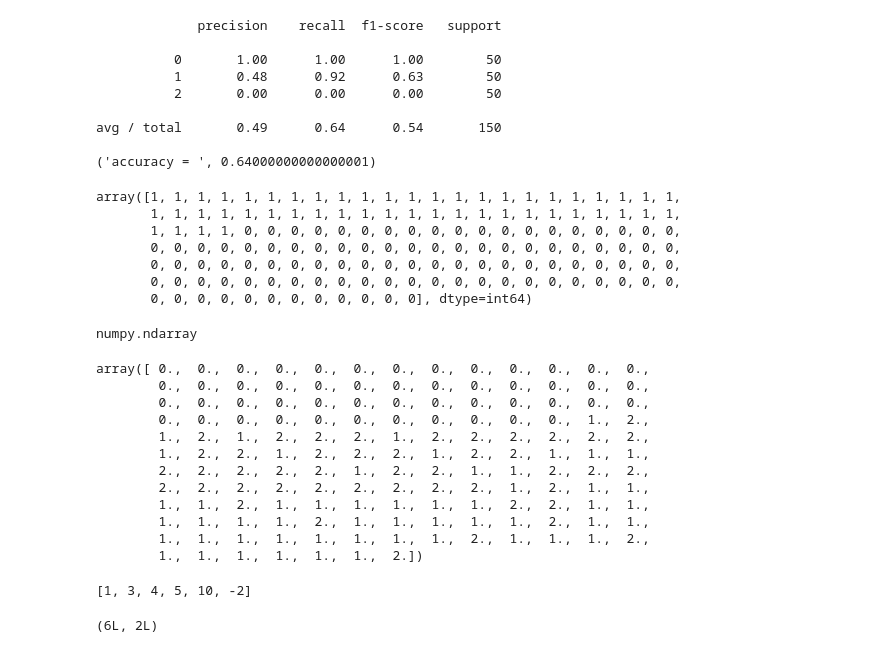
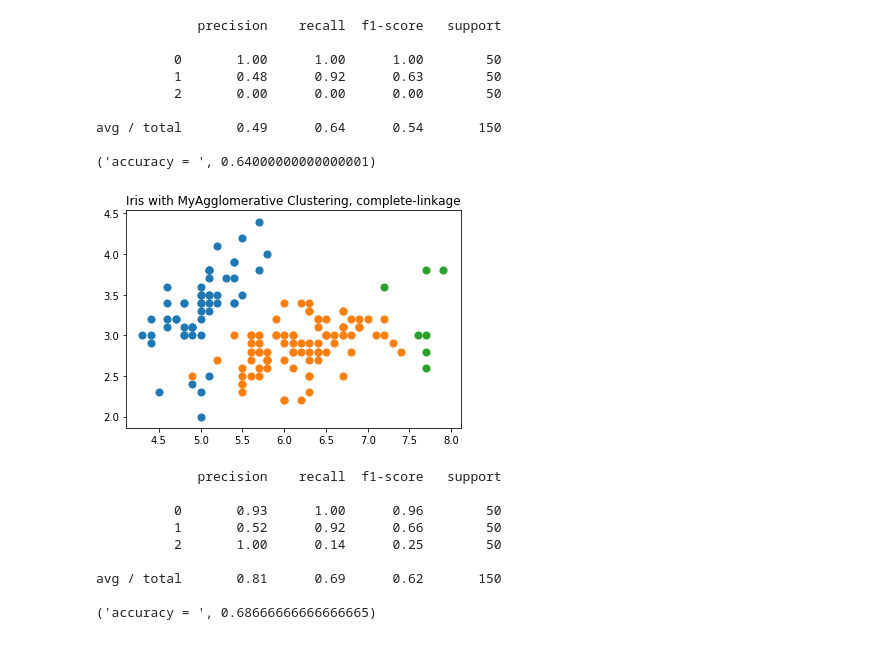
Before and after one commit to Vigasto/aggloCluster, a Jupyter notebook: AgglomerativeClustering.ipynb, the cells around one changed output. Cells and saved outputs as stored; diff of their text form; code cells hidden in the pictures.

```diff
--- a/AgglomerativeClustering.ipynb
+++ b/AgglomerativeClustering.ipynb
@@ -108,27 +108,26 @@ avg / total       0.49      0.64      0.54       150
 
 ('accuracy = ', 0.64000000000000001)
 # %%
-clustering = MyAgglomerativeClustering(linkage="single")
+clustering = MyAgglomerativeClustering(linkage="complete")
 prediction = clustering.fit_predict(iris.data)
 
 plt.scatter(iris.data[prediction == 0, 0], iris.data[prediction == 0, 1], s=50)
 plt.scatter(iris.data[prediction == 1, 0], iris.data[prediction == 1, 1], s=50)
 plt.scatter(iris.data[prediction == 2, 0], iris.data[prediction == 2, 1], s=50)
 
-plt.title('Iris with MyAgglomerative Clustering, slinkage')
+plt.title('Iris with MyAgglomerative Clustering, complete-linkage')
 plt.show()
 
 print(classification_report(iris.target, prediction))
 print('accuracy = ', accuracy_score(iris.target, prediction, normalize=True))
 # %% [output]
+[figure, added]
-array([1, 1, 1, 1, 1, 1, 1, 1, 1, 1, 1, 1, 1, 1, 1, 1, 1, 1, 1, 1, 1, 1, 1,
-       1, 1, 1, 1, 1, 1, 1, 1, 1, 1, 1, 1, 1, 1, 1, 1, 1, 1, 1, 1, 1, 1, 1,
-       1, 1, 1, 1, 0, 0, 0, 0, 0, 0, 0, 0, 0, 0, 0, 0, 0, 0, 0, 0, 0, 0, 0,
-       0, 0, 0, 0, 0, 0, 0, 0, 0, 0, 0, 0, 0, 0, 0, 0, 0, 0, 0, 0, 0, 0, 0,
-       0, 0, 0, 0, 0, 0, 0, 0, 0, 0, 0, 0, 0, 0, 0, 0, 0, 0, 0, 0, 0, 0, 0,
-       0, 0, 0, 0, 0, 0, 0, 0, 0, 0, 0, 0, 0, 0, 0, 0, 0, 0, 0, 0, 0, 0, 0,
-       0, 0, 0, 0, 0, 0, 0, 0, 0, 0, 0, 0], dtype=int64)
+             precision    recall  f1-score   support
+
+          0       0.93      1.00      0.96        50
+          1       0.52      0.92      0.66        50
+          2       1.00      0.14      0.25        50
+
+avg / total       0.81      0.69      0.62       150
+
+('accuracy = ', 0.68666666666666665)
-# %%
-type(clustering.labels_)
-# %% [output]
-numpy.ndarray
@@ -139,24 +133,0 @@ clustering = MyAgglomerativeClustering(linkage="average")
-# %%
- X = np.array([[1, 2], [1, 4], [1, 0],[4, 2], [4, 4], [4, 0]])
-clustering.fit_predict(iris.data)
-# %% [output]
-array([ 0.,  0.,  0.,  0.,  0.,  0.,  0.,  0.,  0.,  0.,  0.,  0.,  0.,
-        0.,  0.,  0.,  0.,  0.,  0.,  0.,  0.,  0.,  0.,  0.,  0.,  0.,
-        0.,  0.,  0.,  0.,  0.,  0.,  0.,  0.,  0.,  0.,  0.,  0.,  0.,
-        0.,  0.,  0.,  0.,  0.,  0.,  0.,  0.,  0.,  0.,  0.,  1.,  2.,
-        1.,  2.,  1.,  2.,  2.,  2.,  1.,  2.,  2.,  2.,  2.,  2.,  2.,
-        1.,  2.,  2.,  1.,  2.,  2.,  2.,  1.,  2.,  2.,  1.,  1.,  1.,
-        2.,  2.,  2.,  2.,  2.,  1.,  2.,  2.,  1.,  1.,  2.,  2.,  2.,
-        2.,  2.,  2.,  2.,  2.,  2.,  2.,  2.,  2.,  1.,  2.,  1.,  1.,
-        1.,  1.,  2.,  1.,  1.,  1.,  1.,  1.,  1.,  2.,  2.,  1.,  1.,
-        1.,  1.,  1.,  1.,  2.,  1.,  1.,  1.,  1.,  1.,  2.,  1.,  1.,
-        1.,  1.,  1.,  1.,  1.,  1.,  1.,  1.,  2.,  1.,  1.,  1.,  2.,
-        1.,  1.,  1.,  1.,  1.,  1.,  2.])
-# %%
-[1,3,4] + [5,10,-2]
-# %% [output]
-[1, 3, 4, 5, 10, -2]
-# %%
-X.shape
-# %% [output]
-(6L, 2L)
```
Also changed, not shown: parts of 6 cells of this notebook.
